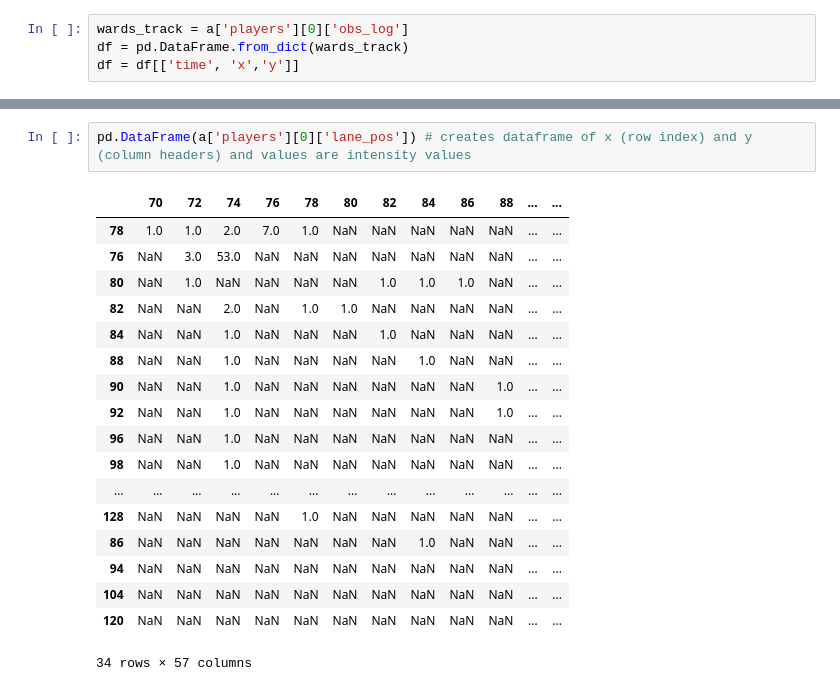
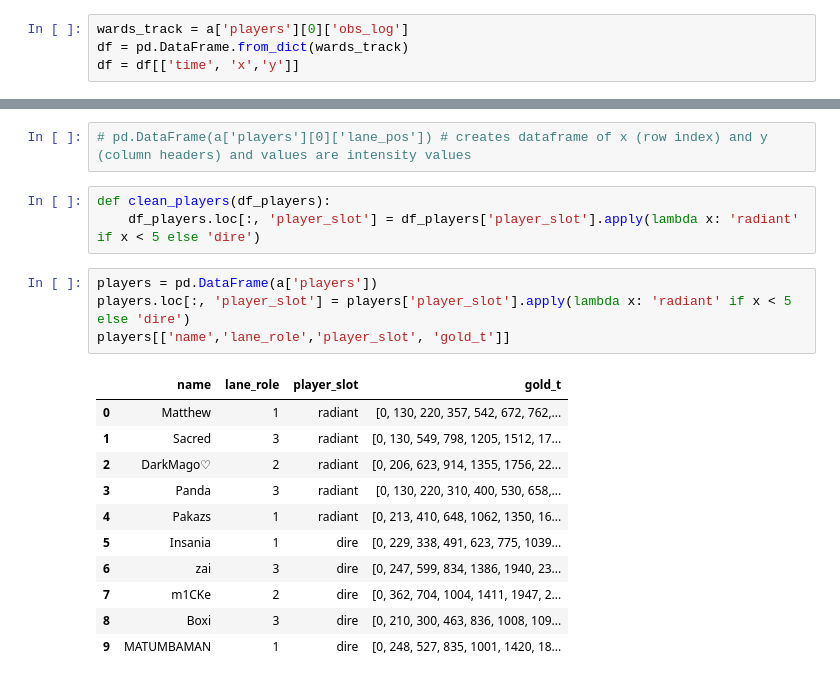
Before and after one commit to gprasad125/dota2, a Jupyter notebook: Notebooks/explore_opendota.ipynb, the cells around one changed output, grey strips where cells are left out. Cells and saved outputs as stored; diff of their text form.

Commit message:
added feature engineering player roles

```diff
--- a/Notebooks/explore_opendota.ipynb
+++ b/Notebooks/explore_opendota.ipynb
@@ -38,21 +39,21 @@ len(a['players'][0]['lane_pos'])
 # %%
-pd.DataFrame(a['players'][0]['lane_pos']) # creates dataframe of x (row index) and y (column headers) and values are intensity values
+# pd.DataFrame(a['players'][0]['lane_pos']) # creates dataframe of x (row index) and y (column headers) and values are intensity values
-# %% [output]
-|  | 70 | 72 | 74 | 76 | 78 | 80 | 82 | 84 | 86 | 88 | ... | ... |
-| 78 | 1.0 | 1.0 | 2.0 | 7.0 | 1.0 | NaN | NaN | NaN | NaN | NaN | ... | ... |
-| 76 | NaN | 3.0 | 53.0 | NaN | NaN | NaN | NaN | NaN | NaN | NaN | ... | ... |
-| 80 | NaN | 1.0 | NaN | NaN | NaN | NaN | 1.0 | 1.0 | 1.0 | NaN | ... | ... |
-| 82 | NaN | NaN | 2.0 | NaN | 1.0 | 1.0 | NaN | NaN | NaN | NaN | ... | ... |
-| 84 | NaN | NaN | 1.0 | NaN | NaN | NaN | 1.0 | NaN | NaN | NaN | ... | ... |
-| 88 | NaN | NaN | 1.0 | NaN | NaN | NaN | NaN | 1.0 | NaN | NaN | ... | ... |
-| 90 | NaN | NaN | 1.0 | NaN | NaN | NaN | NaN | NaN | NaN | 1.0 | ... | ... |
-| 92 | NaN | NaN | 1.0 | NaN | NaN | NaN | NaN | NaN | NaN | 1.0 | ... | ... |
-| 96 | NaN | NaN | 1.0 | NaN | NaN | NaN | NaN | NaN | NaN | NaN | ... | ... |
-| 98 | NaN | NaN | 1.0 | NaN | NaN | NaN | NaN | NaN | NaN | NaN | ... | ... |
-| ... | ... | ... | ... | ... | ... | ... | ... | ... | ... | ... | ... | ... |
-| 128 | NaN | NaN | NaN | NaN | 1.0 | NaN | NaN | NaN | NaN | NaN | ... | ... |
-| 86 | NaN | NaN | NaN | NaN | NaN | NaN | NaN | 1.0 | NaN | NaN | ... | ... |
-| 94 | NaN | NaN | NaN | NaN | NaN | NaN | NaN | NaN | NaN | NaN | ... | ... |
-| 104 | NaN | NaN | NaN | NaN | NaN | NaN | NaN | NaN | NaN | NaN | ... | ... |
-| 120 | NaN | NaN | NaN | NaN | NaN | NaN | NaN | NaN | NaN | NaN | ... | ... |
-34 rows × 57 columns
+# %%
+def clean_players(df_players):
+    df_players.loc[:, 'player_slot'] = df_players['player_slot'].apply(lambda x: 'radiant' if x < 5 else 'dire')
+# %%
+players = pd.DataFrame(a['players'])
+players.loc[:, 'player_slot'] = players['player_slot'].apply(lambda x: 'radiant' if x < 5 else 'dire')
+players[['name','lane_role','player_slot', 'gold_t']]
+# %% [output]
+|  | name | lane_role | player_slot | gold_t |
+| 0 | Matthew | 1 | radiant | [0, 130, 220, 357, 542, 672, 762,... |
+| 1 | Sacred | 3 | radiant | [0, 130, 549, 798, 1205, 1512, 17... |
+| 2 | DarkMago♡ | 2 | radiant | [0, 206, 623, 914, 1355, 1756, 22... |
+| 3 | Panda | 3 | radiant | [0, 130, 220, 310, 400, 530, 658,... |
+| 4 | Pakazs | 1 | radiant | [0, 213, 410, 648, 1062, 1350, 16... |
+| 5 | Insania | 1 | dire | [0, 229, 338, 491, 623, 775, 1039... |
+| 6 | zai | 3 | dire | [0, 247, 599, 834, 1386, 1940, 23... |
+| 7 | m1CKe | 2 | dire | [0, 362, 704, 1004, 1411, 1947, 2... |
+| 8 | Boxi | 3 | dire | [0, 210, 300, 463, 836, 1008, 109... |
+| 9 | MATUMBAMAN | 1 | dire | [0, 248, 527, 835, 1001, 1420, 18... |
```
Also changed, not shown: parts of 4 cells of this notebook, 5 other files.
